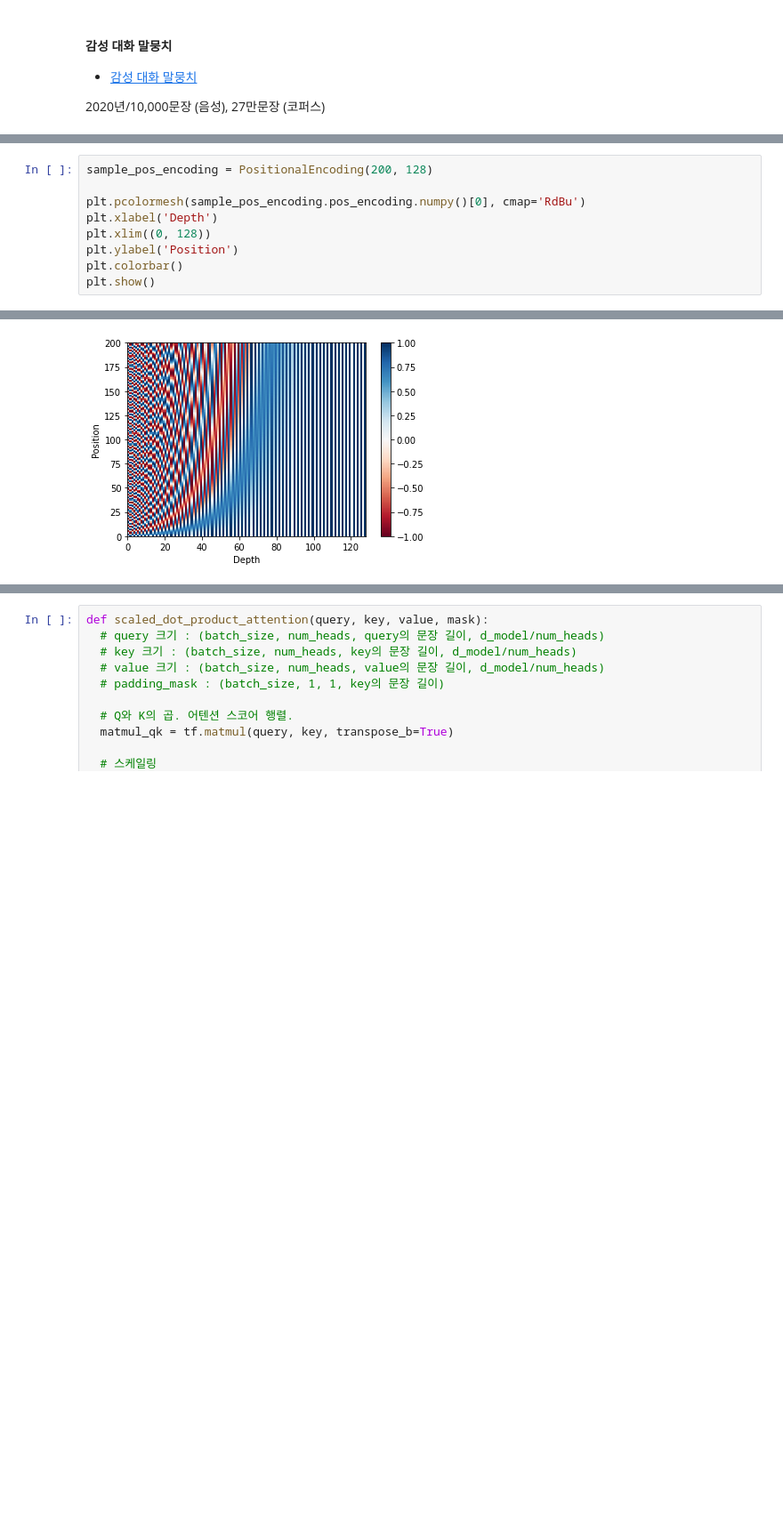
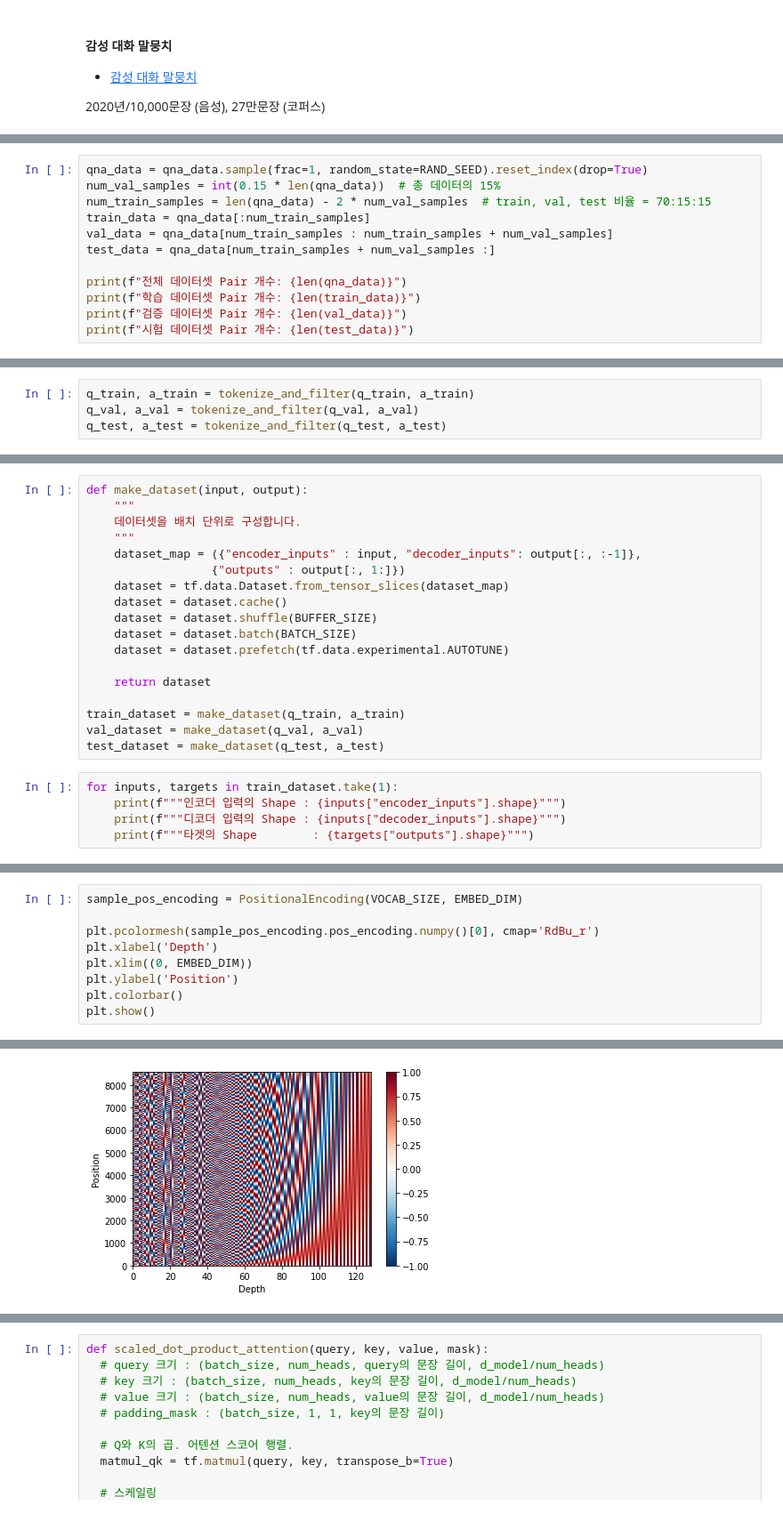
Before and after one commit to leeyeonjun85/AIB_Section_3_Project, a Jupyter notebook: s3p_chat_lyj_Transformer_2.ipynb, the cells around one changed output, grey strips where cells are left out. Shown at 89% size. Cells and saved outputs as stored; diff of their text form; blank space fills up the shorter version.

```diff
--- a/s3p_chat_lyj_Transformer_2.ipynb
+++ b/s3p_chat_lyj_Transformer_2.ipynb
@@ -201,0 +213,12 @@ train_data = df.copy()
+# %%
+qna_data = qna_data.sample(frac=1, random_state=RAND_SEED).reset_index(drop=True)
+num_val_samples = int(0.15 * len(qna_data))  # 총 데이터의 15%
+num_train_samples = len(qna_data) - 2 * num_val_samples  # train, val, test 비율 = 70:15:15
+train_data = qna_data[:num_train_samples]
+val_data = qna_data[num_train_samples : num_train_samples + num_val_samples]
+test_data = qna_data[num_train_samples + num_val_samples :]
+
+print(f"전체 데이터셋 Pair 개수: {len(qna_data)}")
+print(f"학습 데이터셋 Pair 개수: {len(train_data)}")
+print(f"검증 데이터셋 Pair 개수: {len(val_data)}")
+print(f"시험 데이터셋 Pair 개수: {len(test_data)}")
@@ -201,0 +298,4 @@ train_data = df.copy()
+# %%
+q_train, a_train = tokenize_and_filter(q_train, a_train)
+q_val, a_val = tokenize_and_filter(q_val, a_val)
+q_test, a_test = tokenize_and_filter(q_test, a_test)
@@ -201,0 +304,23 @@ train_data = df.copy()
+# %%
+def make_dataset(input, output):
+    """
+    데이터셋을 배치 단위로 구성합니다.
+    """
+    dataset_map = ({"encoder_inputs" : input, "decoder_inputs": output[:, :-1]},
+                  {"outputs" : output[:, 1:]})
+    dataset = tf.data.Dataset.from_tensor_slices(dataset_map)
+    dataset = dataset.cache()
+    dataset = dataset.shuffle(BUFFER_SIZE)
+    dataset = dataset.batch(BATCH_SIZE)
+    dataset = dataset.prefetch(tf.data.experimental.AUTOTUNE)
+
+    return dataset
+
+train_dataset = make_dataset(q_train, a_train)
+val_dataset = make_dataset(q_val, a_val)
+test_dataset = make_dataset(q_test, a_test)
+# %%
+for inputs, targets in train_dataset.take(1):
+    print(f"""인코더 입력의 Shape : {inputs["encoder_inputs"].shape}""")
+    print(f"""디코더 입력의 Shape : {inputs["decoder_inputs"].shape}""")
+    print(f"""타겟의 Shape        : {targets["outputs"].shape}""")
@@ -236,9 +373,9 @@ class PositionalEncoding(tf.keras.layers.Layer):
 # %%
-sample_pos_encoding = PositionalEncoding(200, 128)
+sample_pos_encoding = PositionalEncoding(VOCAB_SIZE, EMBED_DIM)
 
-plt.pcolormesh(sample_pos_encoding.pos_encoding.numpy()[0], cmap='RdBu')
+plt.pcolormesh(sample_pos_encoding.pos_encoding.numpy()[0], cmap='RdBu_r')
 plt.xlabel('Depth')
-plt.xlim((0, 128))
+plt.xlim((0, EMBED_DIM))
 plt.ylabel('Position')
 plt.colorbar()
 plt.show()
@@ -247 +384 @@ plt.show()
-[figure, old version]
+[figure, new version]
```
Also changed, not shown: parts of 51 cells of this notebook, 7 other files.
